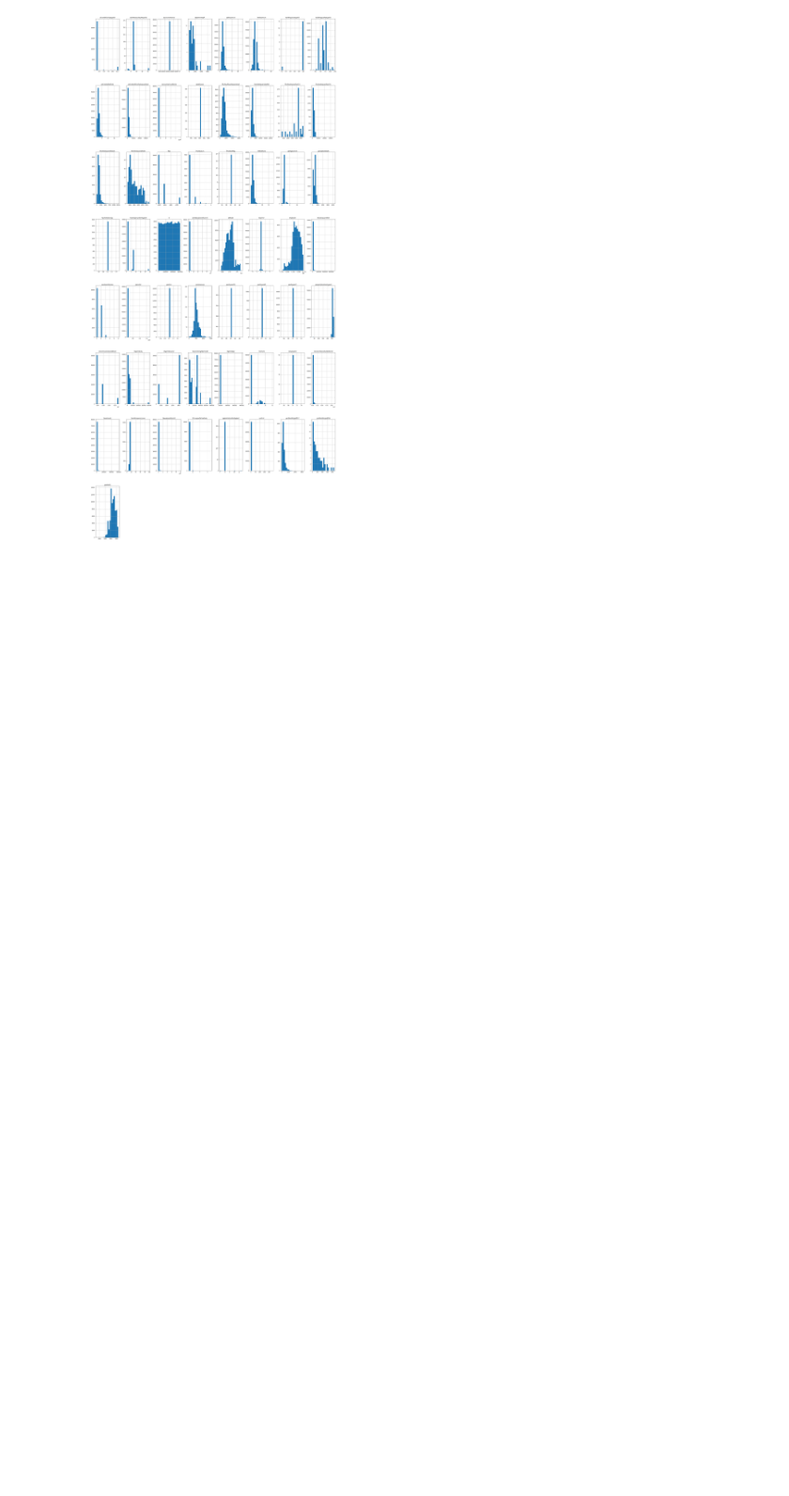
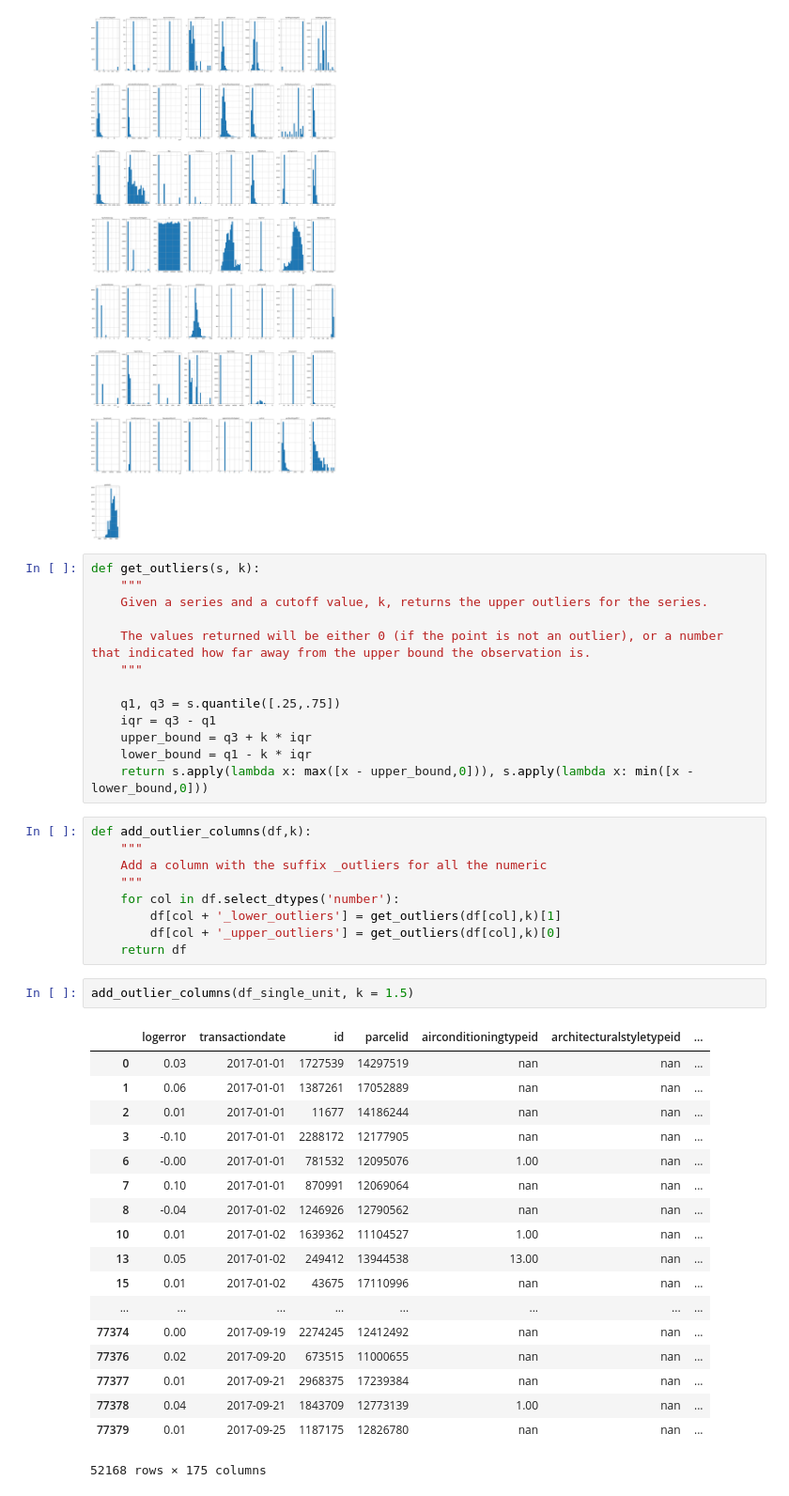
Before and after one commit to SaraPena/ds-methodologies-exercises, a Jupyter notebook: clustering/Zillow.ipynb, the cells around one changed output. Shown at 94% size. Saved outputs shown, nothing was run; the diff lists cells and outputs as text; blank space fills up the shorter version.

```diff
--- a/clustering/Zillow.ipynb
+++ b/clustering/Zillow.ipynb
@@ -250,3 +242,46 @@ df.hist(figsize=(36, 80), bins=20)
 plt.show()
 # %% [output]
 [figure]
+# %%
+def get_outliers(s, k):
+    """
+    Given a series and a cutoff value, k, returns the upper outliers for the series.
+
+    The values returned will be either 0 (if the point is not an outlier), or a number that indicated how far away from the upper bound the observation is.
+    """
+
+    q1, q3 = s.quantile([.25,.75])
+    iqr = q3 - q1
+    upper_bound = q3 + k * iqr
+    lower_bound = q1 - k * iqr
+    return s.apply(lambda x: max([x - upper_bound,0])), s.apply(lambda x: min([x - lower_bound,0]))
+# %%
+def add_outlier_columns(df,k):
+    """
+    Add a column with the suffix _outliers for all the numeric
+    """
+    for col in df.select_dtypes('number'):
+        df[col + '_lower_outliers'] = get_outliers(df[col],k)[1]
+        df[col + '_upper_outliers'] = get_outliers(df[col],k)[0]
+    return df
+# %%
+add_outlier_columns(df_single_unit, k = 1.5)
+# %% [output]
+|  | logerror | transactiondate | id | parcelid | airconditioningtypeid | architecturalstyletypeid | ... |
+| 0 | 0.03 | 2017-01-01 | 1727539 | 14297519 | nan | nan | ... |
+| 1 | 0.06 | 2017-01-01 | 1387261 | 17052889 | nan | nan | ... |
+| 2 | 0.01 | 2017-01-01 | 11677 | 14186244 | nan | nan | ... |
+| 3 | -0.10 | 2017-01-01 | 2288172 | 12177905 | nan | nan | ... |
+| 6 | -0.00 | 2017-01-01 | 781532 | 12095076 | 1.00 | nan | ... |
+| 7 | 0.10 | 2017-01-01 | 870991 | 12069064 | nan | nan | ... |
+| 8 | -0.04 | 2017-01-02 | 1246926 | 12790562 | nan | nan | ... |
+| 10 | 0.01 | 2017-01-02 | 1639362 | 11104527 | 1.00 | nan | ... |
+| 13 | 0.05 | 2017-01-02 | 249412 | 13944538 | 13.00 | nan | ... |
+| 15 | 0.01 | 2017-01-02 | 43675 | 17110996 | nan | nan | ... |
+| ... | ... | ... | ... | ... | ... | ... | ... |
+| 77374 | 0.00 | 2017-09-19 | 2274245 | 12412492 | nan | nan | ... |
+| 77376 | 0.02 | 2017-09-20 | 673515 | 11000655 | nan | nan | ... |
+| 77377 | 0.01 | 2017-09-21 | 2968375 | 17239384 | nan | nan | ... |
+| 77378 | 0.04 | 2017-09-21 | 1843709 | 12773139 | 1.00 | nan | ... |
+| 77379 | 0.01 | 2017-09-25 | 1187175 | 12826780 | nan | nan | ... |
+52168 rows × 175 columns
```
Also changed, not shown: parts of 27 cells of this notebook.
